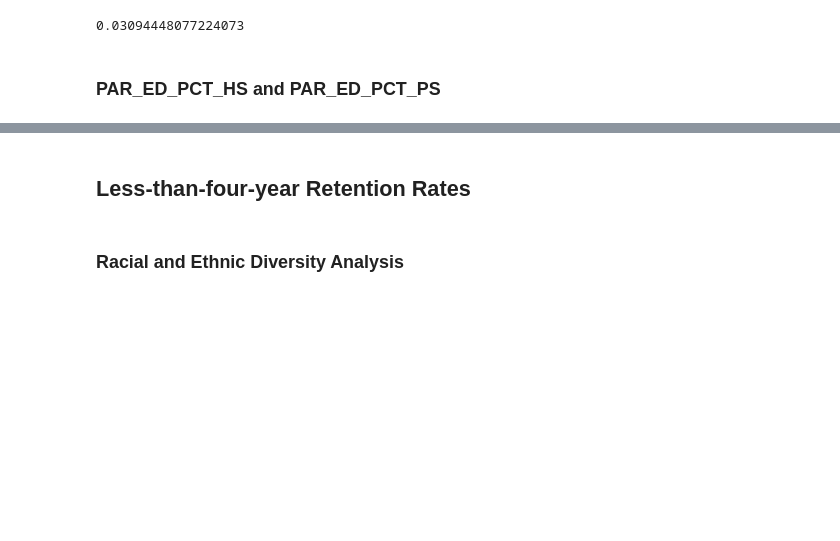
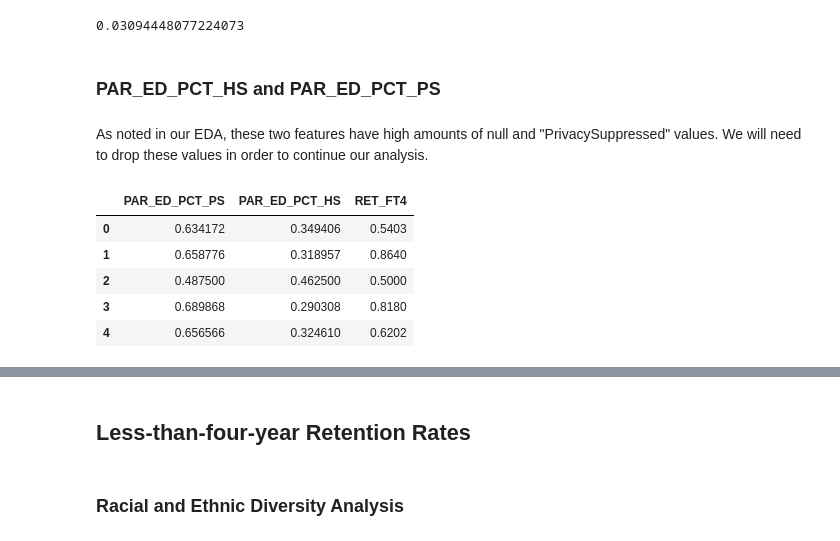
Before and after one commit to UCB-stat-159-s23/project-Group11, a Jupyter notebook: Prediction_Analysis.ipynb, the cells around one changed output, grey strips where cells are left out. Drawn from its saved outputs; the diff is of its cells as text; code cells hidden in the pictures; blank space fills up the shorter version.

```diff
--- a/Prediction_Analysis.ipynb
+++ b/Prediction_Analysis.ipynb
@@ -100,3 +101,15 @@ calculate_MSE(AVGFACSAL_FT4.RET_FT4, prediction_analysis(AVGFACSAL_FT4))
 0.03094448077224073
 # %% [markdown]
 ### PAR_ED_PCT_HS and PAR_ED_PCT_PS
+# %% [markdown]
+As noted in our EDA, these two features have high amounts of null and "PrivacySuppressed" values. We will need to drop these values in order to continue our analysis.
+# %%
+no_privacy_suppressed = data[["PAR_ED_PCT_PS", "PAR_ED_PCT_HS", "RET_FT4"]].replace("PrivacySuppressed", np.nan).dropna().astype(float)
+no_privacy_suppressed.head()
+# %% [output]
+|  | PAR_ED_PCT_PS | PAR_ED_PCT_HS | RET_FT4 |
+| 0 | 0.634172 | 0.349406 | 0.5403 |
+| 1 | 0.658776 | 0.318957 | 0.8640 |
+| 2 | 0.487500 | 0.462500 | 0.5000 |
+| 3 | 0.689868 | 0.290308 | 0.8180 |
+| 4 | 0.656566 | 0.324610 | 0.6202 |
```
Also changed, not shown: parts of 8 cells of this notebook.
